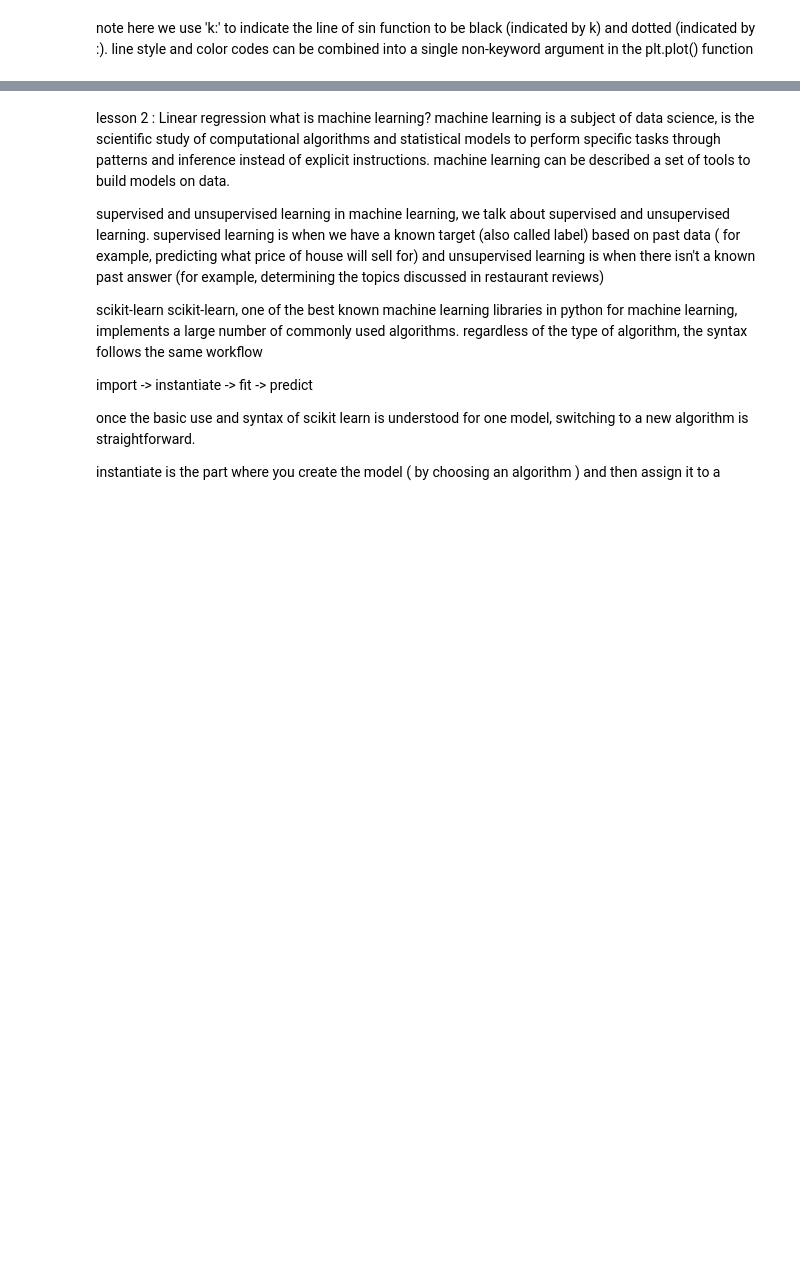
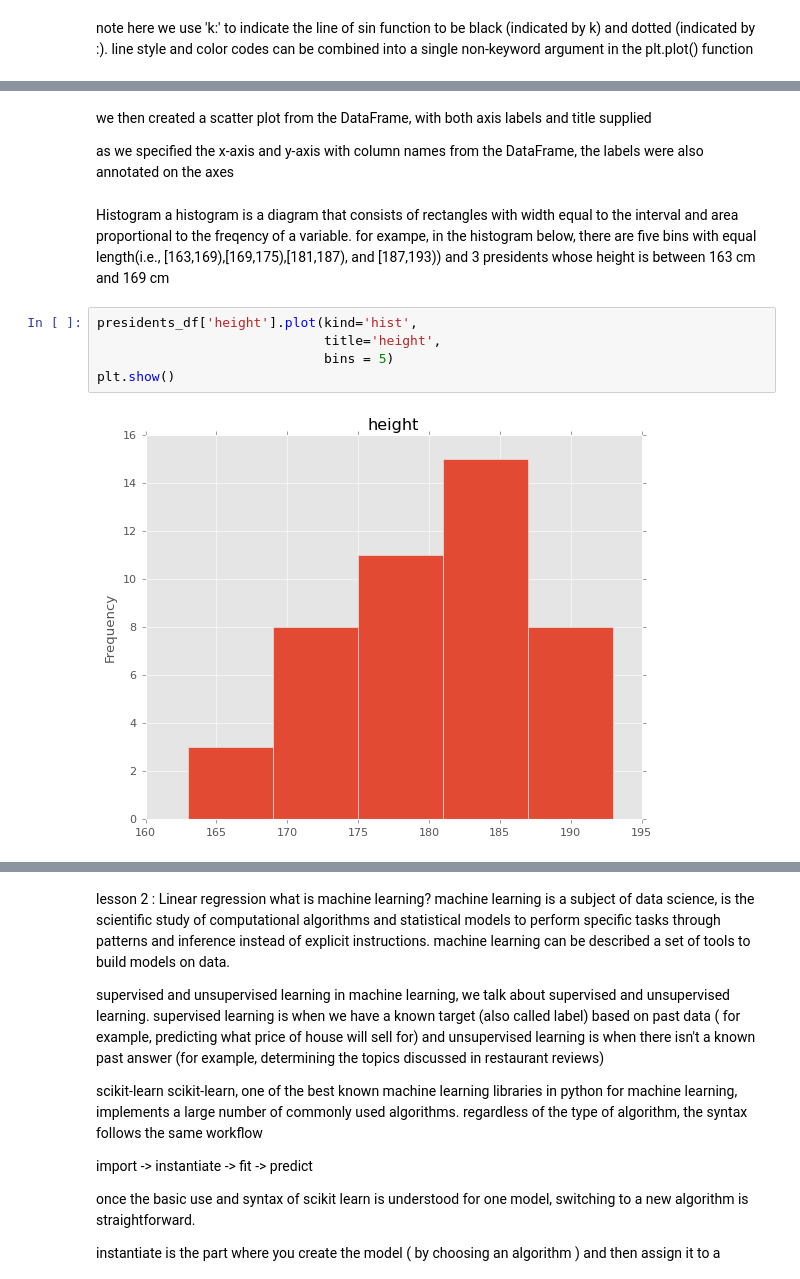
Before and after one commit to kassidy10/Developer, a Jupyter notebook: sololearn/DataScience.ipynb, the cells around one changed output, grey strips where cells are left out. Saved outputs shown, nothing was run; the diff lists cells and outputs as text; blank space fills up the shorter version.

```diff
--- a/sololearn/DataScience.ipynb
+++ b/sololearn/DataScience.ipynb
@@ -617,0 +663,14 @@ note here we use 'k:' to indicate the line of sin function to be black (indicate
+# %% [markdown]
+we then created a scatter plot from the DataFrame, with both axis labels and title supplied
+
+as we specified the x-axis and y-axis with column names from the DataFrame, the labels were also annotated on the axes
+# %% [markdown]
+Histogram
+a histogram is a diagram that consists of rectangles with width equal to the interval and area proportional to the freqency of a variable. for exampe, in the histogram below, there are five bins with equal length(i.e., [163,169),[169,175),[181,187), and [187,193)) and 3 presidents whose height is between 163 cm and 169 cm
+# %%
+presidents_df['height'].plot(kind='hist',
+                             title='height',
+                             bins = 5)
+plt.show()
+# %% [output]
+[figure, added]
```
Also changed, not shown: parts of 42 cells of this notebook, 1 other file.
